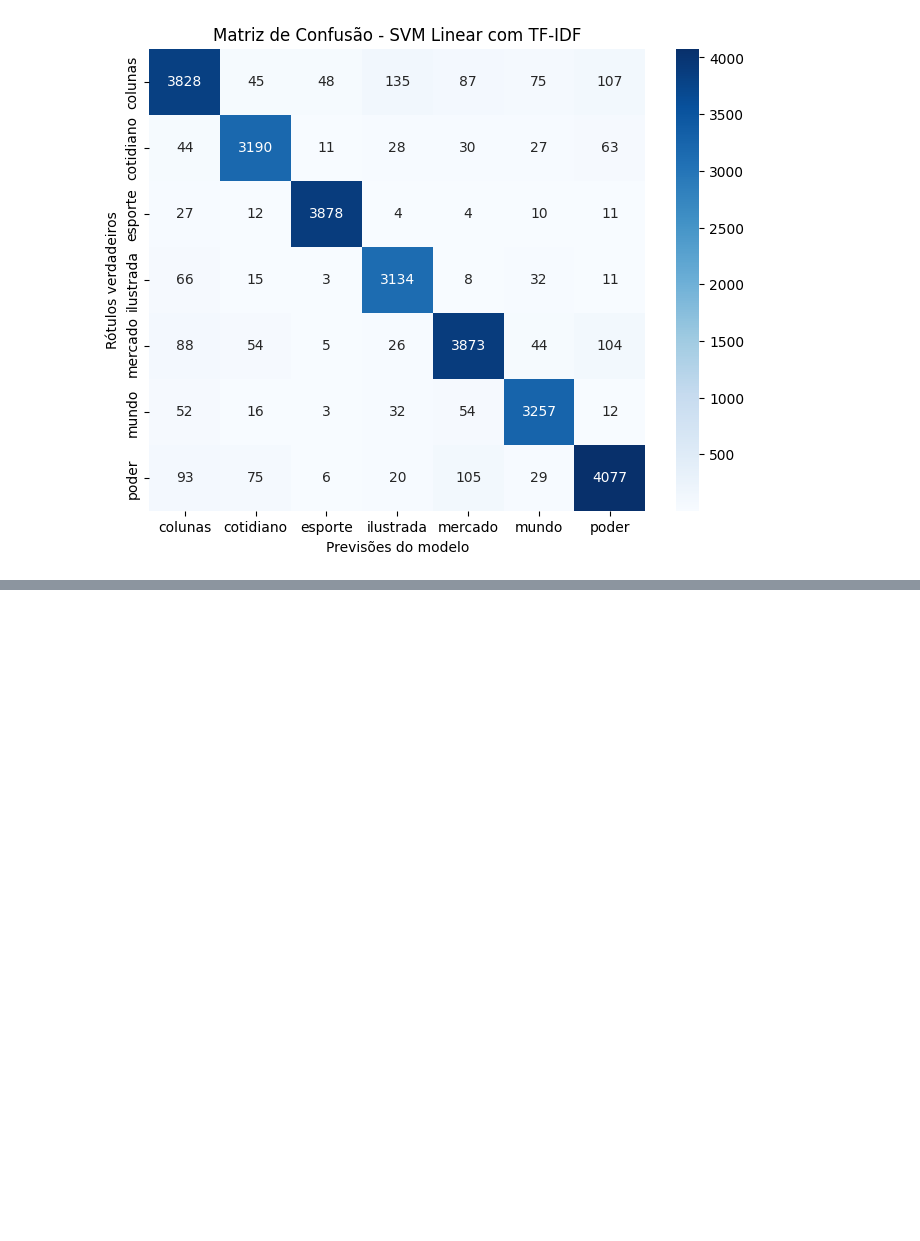
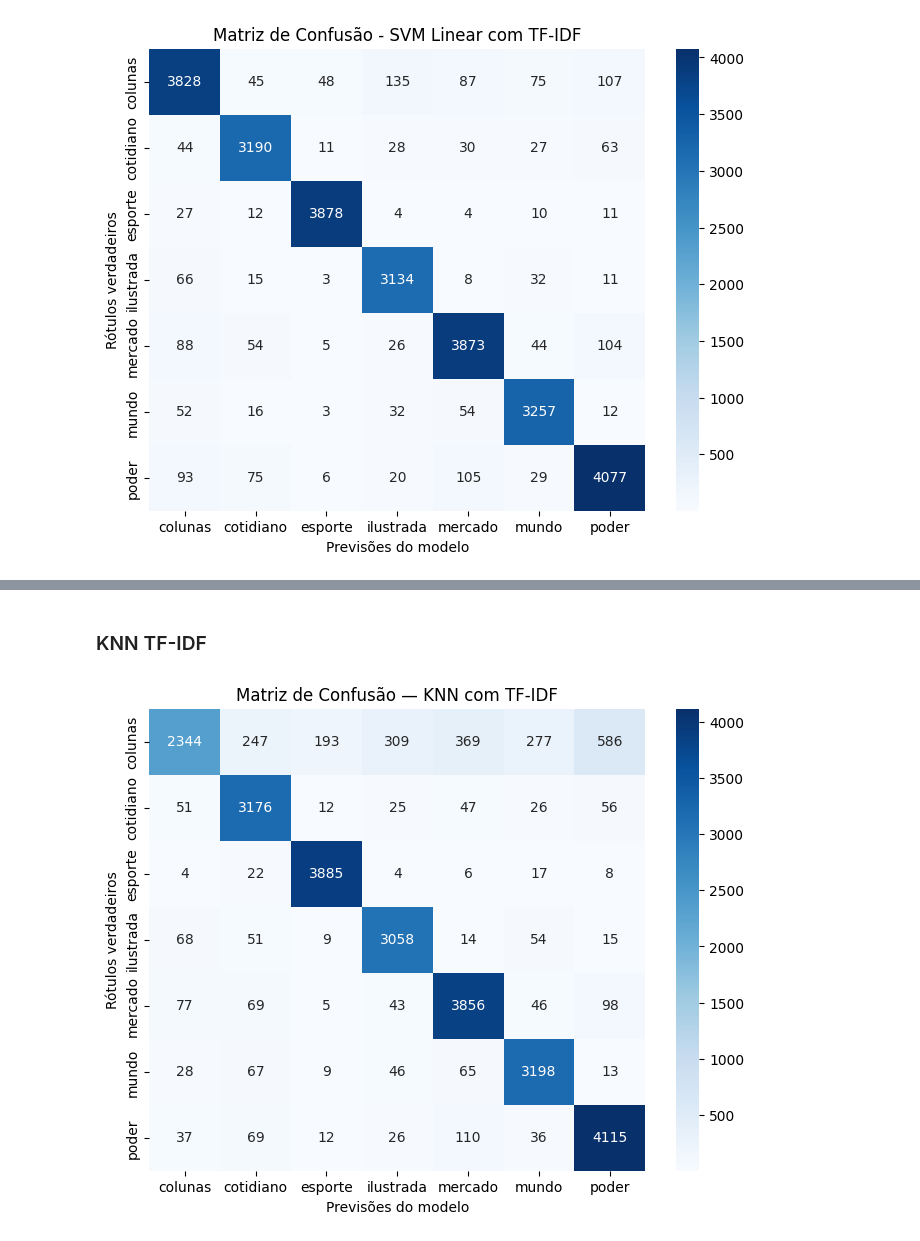
Before and after one commit to Gusthevo/Data-Science---Projects, a Jupyter notebook: notebooks/TD3/pln_classificacao.ipynb, the cells around one changed output, grey strips where cells are left out. Saved outputs shown, nothing was run; the diff lists cells and outputs as text; code cells hidden in the pictures; blank space fills up the shorter version.

```diff
--- a/notebooks/TD3/pln_classificacao.ipynb
+++ b/notebooks/TD3/pln_classificacao.ipynb
@@ -577,0 +650,22 @@ plt.show()
+# %% [markdown]
+### KNN TF-IDF
+# %%
+from sklearn.neighbors import KNeighborsClassifier
+
+knn_tfidf = KNeighborsClassifier(n_neighbors=5)
+knn_tfidf.fit(X_train_tfidf, y_train)
+
+y_pred_knn = knn_tfidf.predict(X_test_tfidf)
+
+cm_knn = confusion_matrix(y_test, y_pred_knn)
+
+plt.figure(figsize=(8,6))
+sns.heatmap(cm_knn, annot=True, fmt="d", cmap="Blues",
+            xticklabels=np.unique(y_test),
+            yticklabels=np.unique(y_test))
+plt.ylabel("Rótulos verdadeiros")
+plt.xlabel("Previsões do modelo")
+plt.title("Matriz de Confusão — KNN com TF-IDF")
+plt.show()
+# %% [output]
+[figure, added]
```
Also changed, not shown: parts of 18 cells of this notebook, 1 other file.
